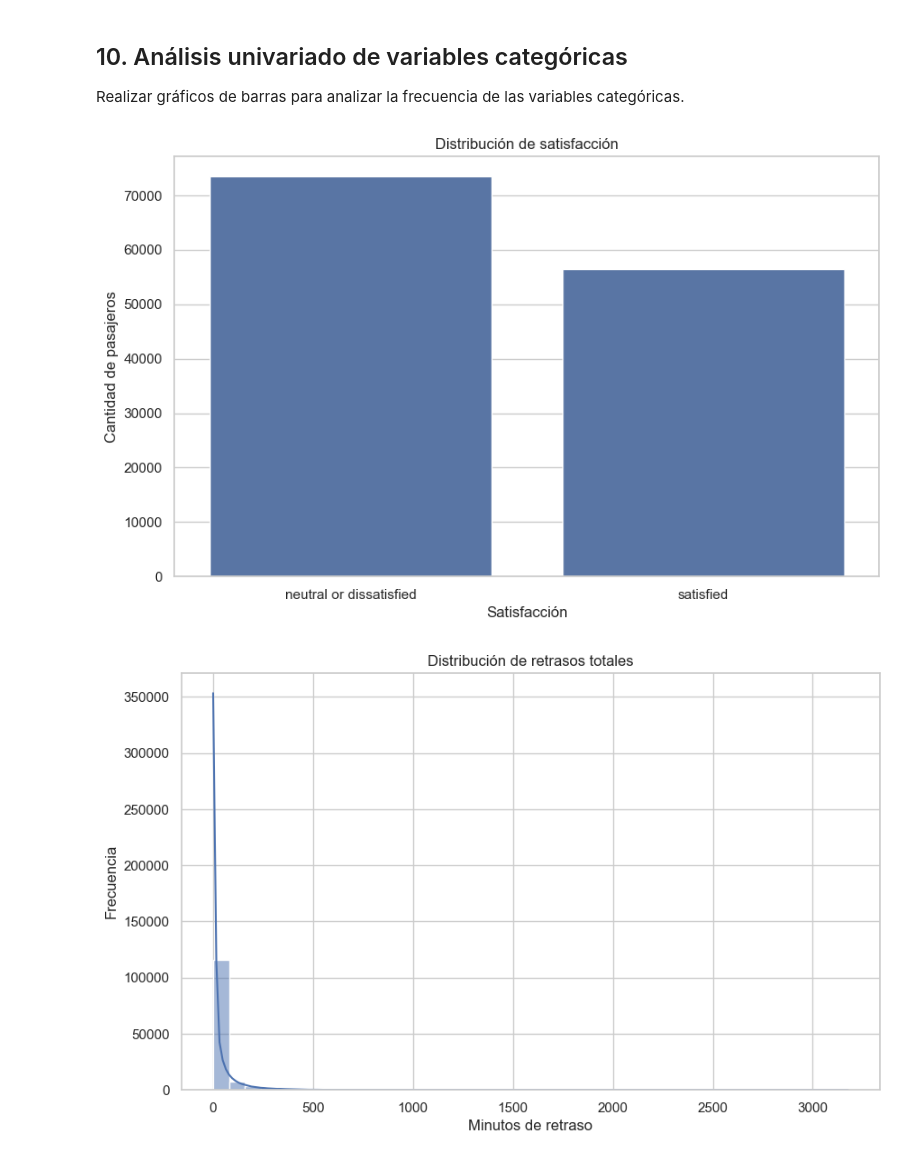
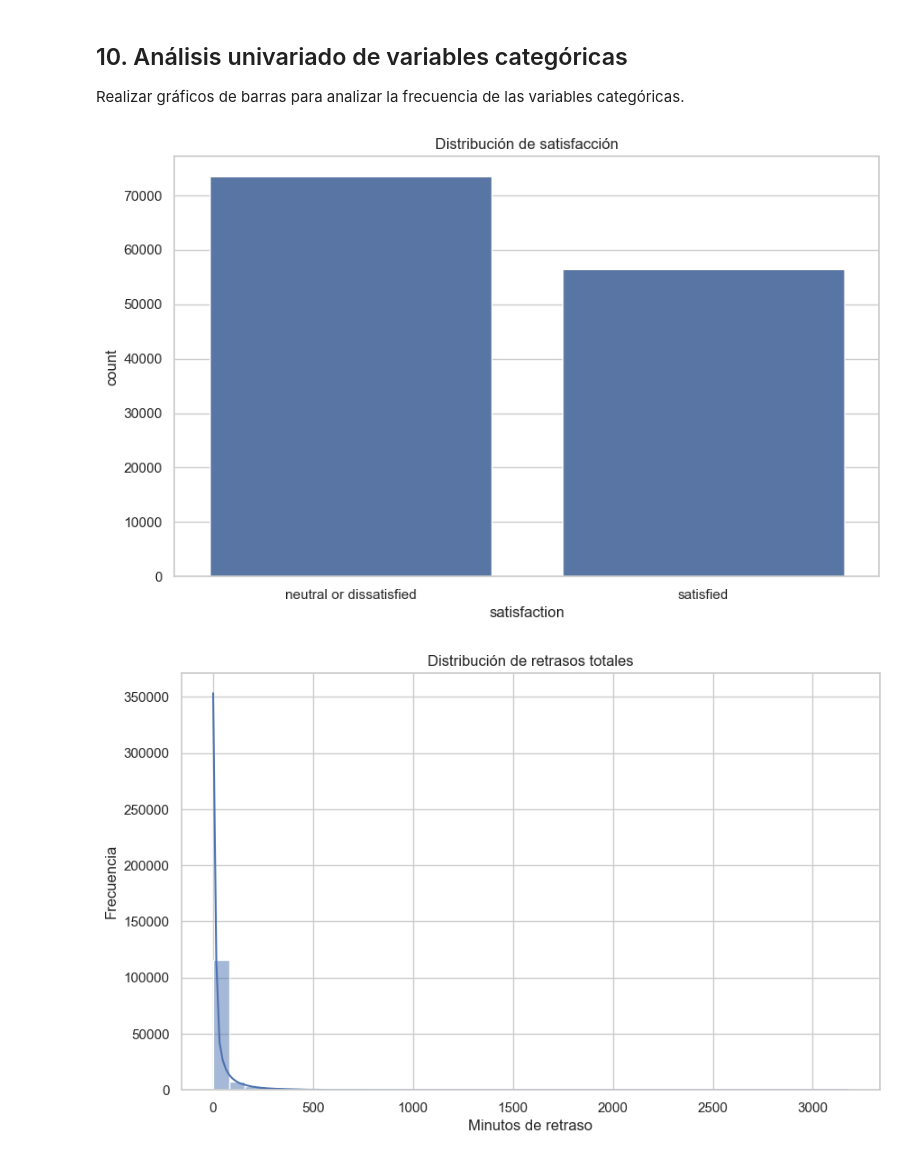
Before and after one commit to andyvg02/Airline-Passanger-Satisfaction-Analysis, a Jupyter notebook: notebooks/eda.ipynb, the cells around one changed output. Saved outputs shown, nothing was run; the diff lists cells and outputs as text; code cells hidden in the pictures.

```diff
--- a/notebooks/eda.ipynb
+++ b/notebooks/eda.ipynb
@@ -118,6 +164,0 @@ dtype: int64
-# %%
-# Aplicar limpieza de datos
-df = clean_data(df)
-
-# Visualizar resultado
-df.head()
@@ -189,6 +205,18 @@ satisfaction: 2 categorías
 # %%
-# Crear nuevas variables/features
-df = build_features(df)
+df["total_delay"] = (
+    df["departure_delay_in_minutes"].clip(lower=0) +
+    df["arrival_delay_in_minutes"].clip(lower=0)
+)
 
-# Visualizar resultado
-df.head()
+df["is_premium_customer"] = np.where(
+    (df["customer_type"].str.title() == "Loyal Customer") &
+    (df["class"].str.title().isin(["Business", "Eco Plus"])),
+    1, 0
+)
+
+df["age_group"] = pd.cut(
+    df["age"].clip(lower=0, upper=100),
+    bins=[0, 18, 30, 45, 60, 120],
+    labels=["Teen", "Young Adult", "Adult", "Mature", "Senior"],
+    include_lowest=True
+)
@@ -218,21 +272,13 @@ Index(['id', 'gender', 'customer_type', 'age', 'type_of_travel', 'class',
 Realizar gráficos de barras para analizar la frecuencia de las variables categóricas.
 # %%
 # Bar plot for a categorical variable
-# Distribución de satisfacción de pasajeros
-sns.countplot(
-    data=df,
-    x="satisfaction"
-)
+# Distribución de satisfacción
 
+sns.countplot(data=df, x="satisfaction")
 plt.title("Distribución de satisfacción")
-
-plt.xlabel("Satisfacción")
-
-plt.ylabel("Cantidad de pasajeros")
-
 plt.show()
 # %% [output]
-[figure, old version]
+[figure, new version]
 # %%
 # Distribución del retraso total
 sns.histplot(
```
Also changed, not shown: parts of 18 cells of this notebook, 14 other files.
